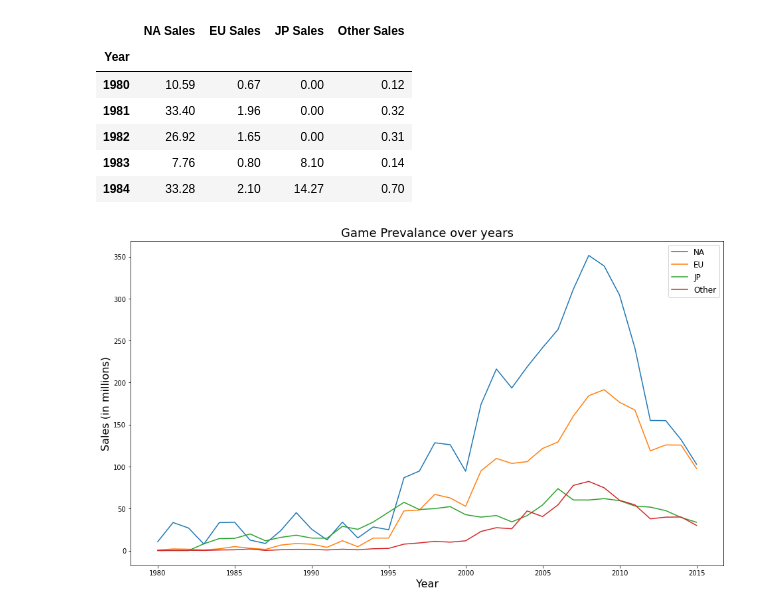
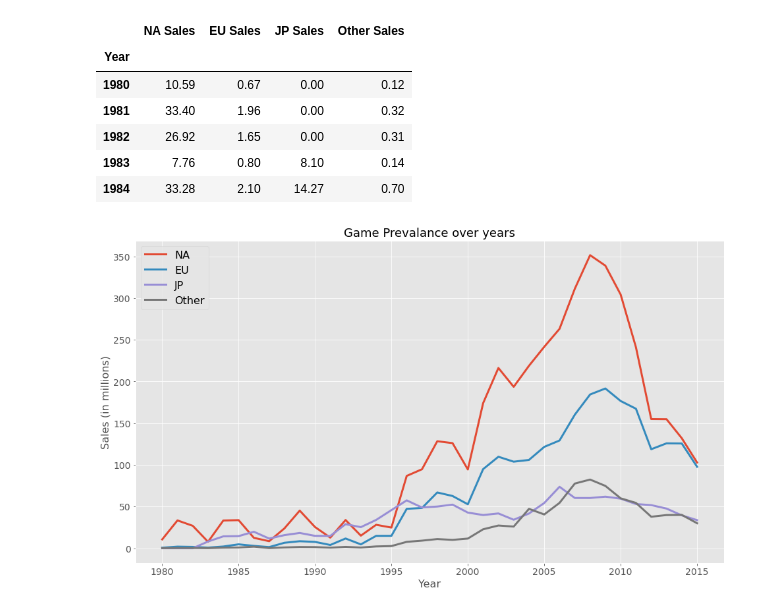
Before and after one commit to necenceu/video-game-sales, a Jupyter notebook: Video Games Sales.ipynb, the cells around one changed output. Cells and saved outputs as stored; diff of their text form; code cells hidden in the pictures.

Commit message:
Data visualization

```diff
--- a/Video Games Sales.ipynb
+++ b/Video Games Sales.ipynb
@@ -93,8 +93,9 @@ df.head()
 | 3 | Wii Sports Resort | Wii | 2009.0 | Sports | Nintendo | 15.75 | 11.01 | 3.28 | 2.96 | ... |
 | 4 | Pokemon Red/Pokemon Blue | GB | 1996.0 | Role-Playing | Nintendo | 11.27 | 8.89 | 10.22 | 1.00 | ... |
 # %%
-# Renaming Sales columns to better look visualization.
+# Renaming Sales columns to better look visualization
 df.columns = df.columns.str.replace('_', ' ')
+df = df.rename(columns = {})
 df.head()
 # %% [output]
 |  | Name | Platform | Year | Genre | Publisher | NA Sales | EU Sales | JP Sales | Other Sales | ... |
@@ -165,6 +165,11 @@ Before start, we shoud import all needed libraries
 # %%
+# For data visualization we will use matplotlib and plotly libraries
 import matplotlib.pyplot as plt
+import plotly.graph_objects as go
+import plotly.express as px
 from ipywidgets import interact
 
-#plt.style.use('classic')
+# Define style and size of our plots.
+plt.style.use('ggplot')
 plt.rc('figure', figsize = (16, 9))
+plt.rc('font', size = 14)
@@ -180,14 +187,15 @@ game_prevalance.head()
 | 1983 | 7.76 | 0.80 | 8.10 | 0.14 |
 | 1984 | 33.28 | 2.10 | 14.27 | 0.70 |
 # %%
+# Making a plot for all regions with loop
 for i in game_prevalance.columns:
-    plt.plot(game_prevalance[i], label = i.split()[0])
+    plt.plot(game_prevalance[i], label = i.split()[0], linewidth = 3.0)
 
 plt.title('Game Prevalance over years', fontsize = 18)
 plt.xlabel('Year', fontsize = 16)
 plt.ylabel('Sales (in millions)', fontsize = 16)
-plt.legend(fontsize = 12)
+plt.legend(fontsize = 16, loc = 'upper left')
 
 plt.show()
 # %% [output]
-[figure, old version]
+[figure, new version]
```
Also changed, not shown: parts of 23 cells of this notebook.
